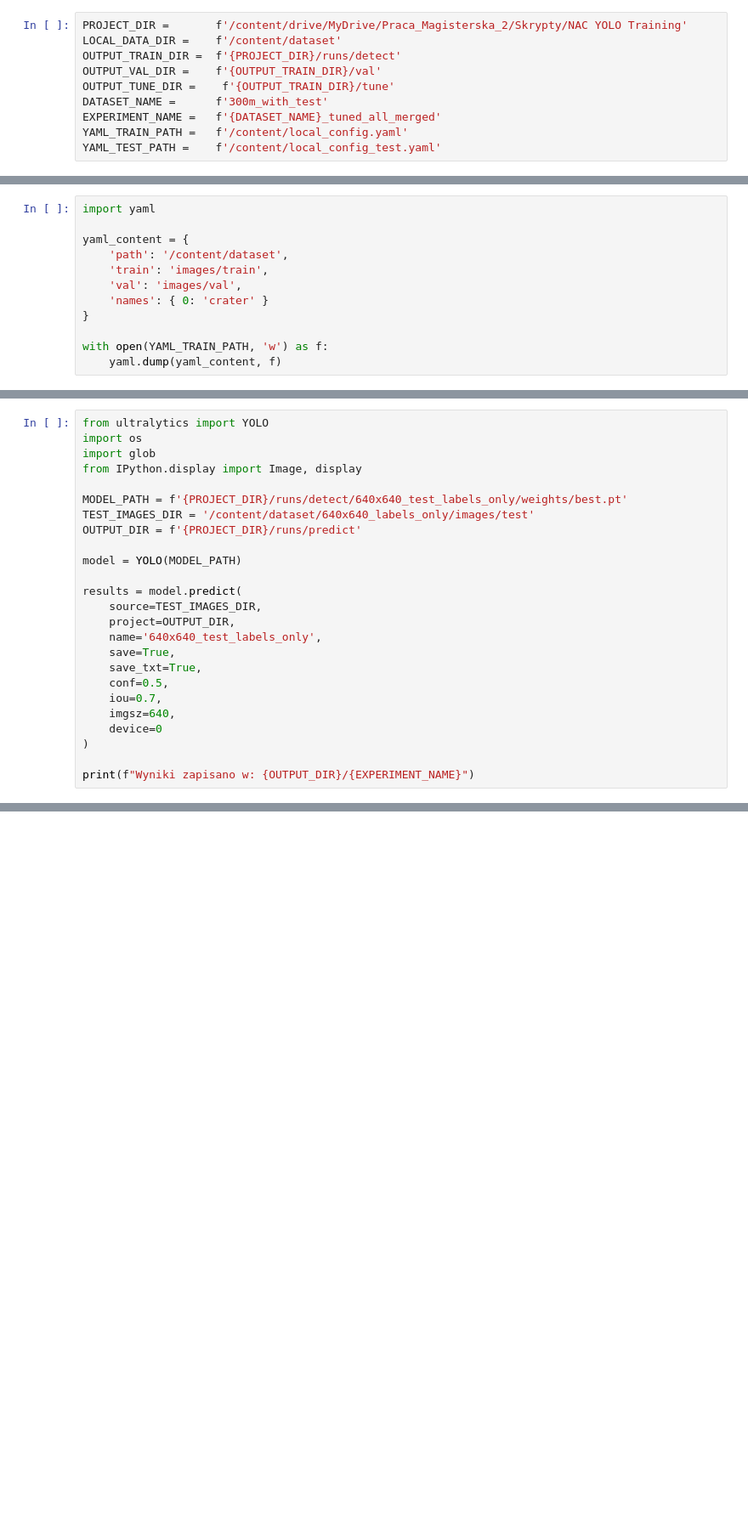
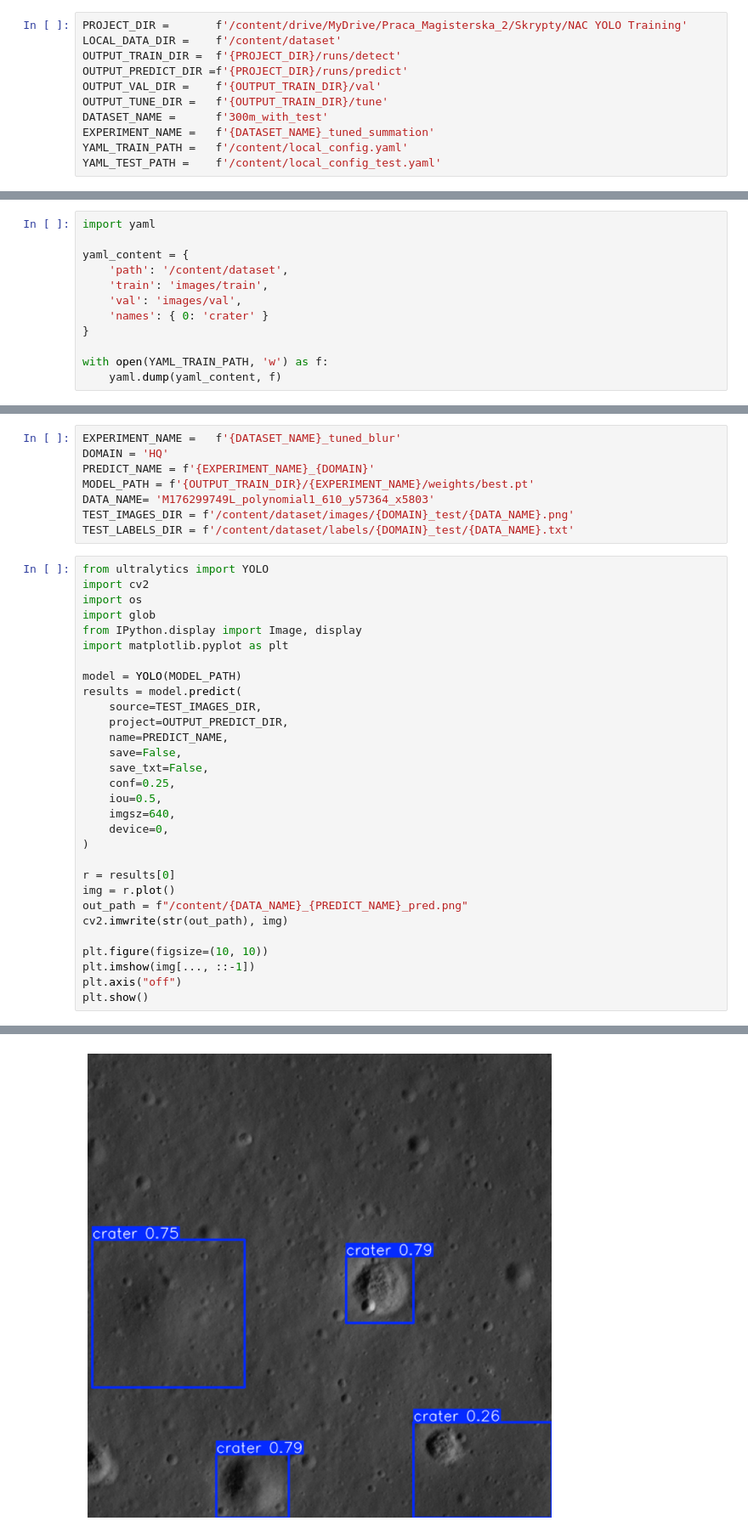
Before and after one commit to wiQ1999/NAC-YOLO-Training, a Jupyter notebook: colab/train_model.ipynb, the cells around one changed output, grey strips where cells are left out. Shown at 85% size. Cells and saved outputs as stored; diff of their text form; blank space fills up the shorter version.

```diff
--- a/colab/train_model.ipynb
+++ b/colab/train_model.ipynb
@@ -10,10 +10,11 @@ Setup complete ✅ (12 CPUs, 53.0 GB RAM, 38.7/235.7 GB disk)
 PROJECT_DIR =       f'/content/drive/MyDrive/Praca_Magisterska_2/Skrypty/NAC YOLO Training'
 LOCAL_DATA_DIR =    f'/content/dataset'
 OUTPUT_TRAIN_DIR =  f'{PROJECT_DIR}/runs/detect'
+OUTPUT_PREDICT_DIR =f'{PROJECT_DIR}/runs/predict'
 OUTPUT_VAL_DIR =    f'{OUTPUT_TRAIN_DIR}/val'
-OUTPUT_TUNE_DIR =    f'{OUTPUT_TRAIN_DIR}/tune'
+OUTPUT_TUNE_DIR =   f'{OUTPUT_TRAIN_DIR}/tune'
 DATASET_NAME =      f'300m_with_test'
-EXPERIMENT_NAME =   f'{DATASET_NAME}_tuned_all_merged'
+EXPERIMENT_NAME =   f'{DATASET_NAME}_tuned_summation'
 YAML_TRAIN_PATH =   f'/content/local_config.yaml'
 YAML_TEST_PATH =    f'/content/local_config_test.yaml'
 # %%
@@ -504,29 +399,42 @@ mAP50-95 (Śr. precyzja ryg.): 0.3637
 ========================================
 
 ✅ Plik CSV z metrykami został utworzony ręcznie: /content/drive/MyDrive/Praca_Magisterska_2/Skrypty/NAC YOLO Training/runs/detect/val/300m_with_test_tuned_all_merged_LQ/val_results.csv
+# %%
+EXPERIMENT_NAME =   f'{DATASET_NAME}_tuned_blur'
+DOMAIN = 'HQ'
+PREDICT_NAME = f'{EXPERIMENT_NAME}_{DOMAIN}'
+MODEL_PATH = f'{OUTPUT_TRAIN_DIR}/{EXPERIMENT_NAME}/weights/best.pt'
+DATA_NAME= 'M176299749L_polynomial1_610_y57364_x5803'
+TEST_IMAGES_DIR = f'/content/dataset/images/{DOMAIN}_test/{DATA_NAME}.png'
+TEST_LABELS_DIR = f'/content/dataset/labels/{DOMAIN}_test/{DATA_NAME}.txt'
 # %%
 from ultralytics import YOLO
+import cv2
 import os
 import glob
 from IPython.display import Image, display
-
-MODEL_PATH = f'{PROJECT_DIR}/runs/detect/640x640_test_labels_only/weights/best.pt'
-TEST_IMAGES_DIR = '/content/dataset/640x640_labels_only/images/test'
-OUTPUT_DIR = f'{PROJECT_DIR}/runs/predict'
+import matplotlib.pyplot as plt
 
 model = YOLO(MODEL_PATH)
-
 results = model.predict(
     source=TEST_IMAGES_DIR,
-    project=OUTPUT_DIR,
-    name='640x640_test_labels_only',
-    save=True,
-    save_txt=True,
-    conf=0.5,
-    iou=0.7,
+    project=OUTPUT_PREDICT_DIR,
+    name=PREDICT_NAME,
+    save=False,
+    save_txt=False,
+    conf=0.25,
+    iou=0.5,
     imgsz=640,
-    device=0
+    device=0,
 )
 
-print(f"Wyniki zapisano w: {OUTPUT_DIR}/{EXPERIMENT_NAME}")
+r = results[0]
+img = r.plot()
+out_path = f"/content/{DATA_NAME}_{PREDICT_NAME}_pred.png"
+cv2.imwrite(str(out_path), img)
+
+plt.figure(figsize=(10, 10))
+plt.imshow(img[..., ::-1])
+plt.axis("off")
+plt.show()
 # %% [output]
@@ -549,0 +443 @@ Wyniki zapisano w: /content/drive/MyDrive/Praca_Magisterska_2/Skrypty/NAC YOLO T
+[figure, added]
```
Also changed, not shown: parts of 10 cells of this notebook.
